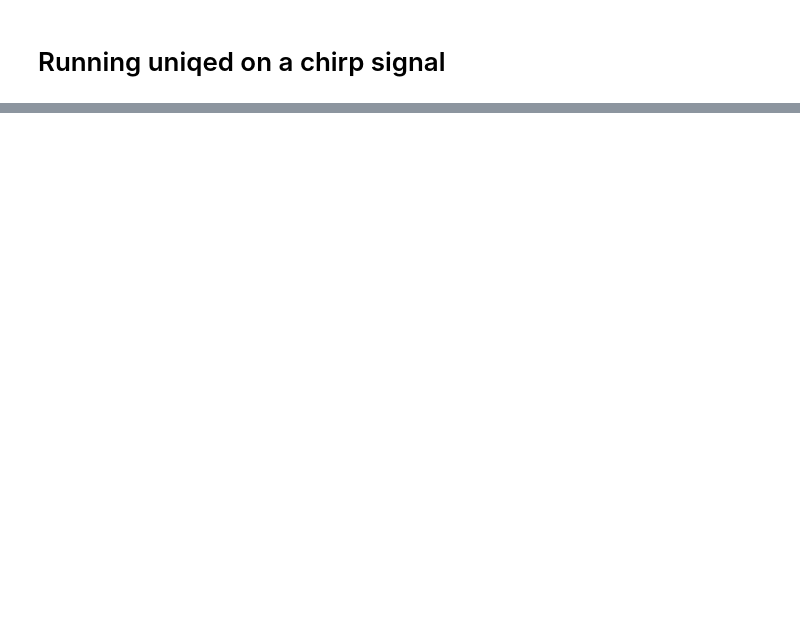
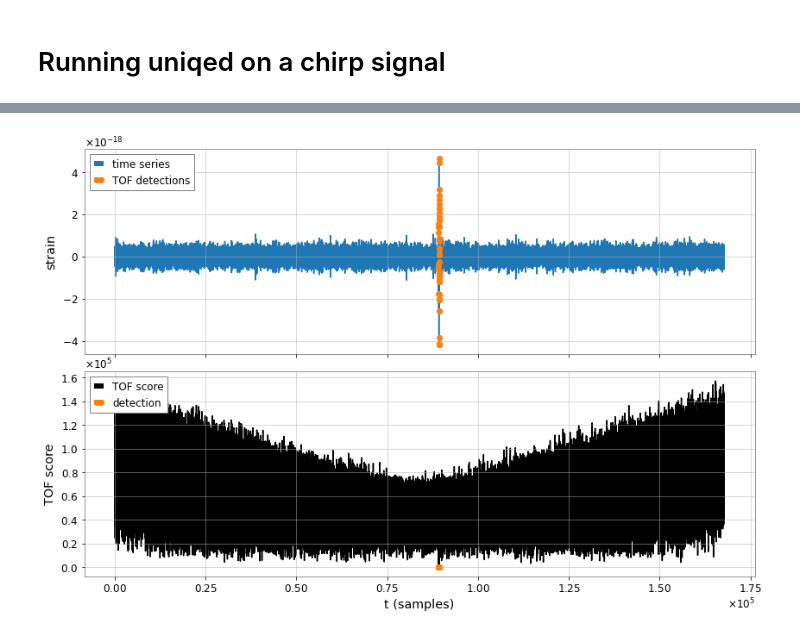
Before and after one commit to JulianZDing/LOFscratch, a Jupyter notebook: uniqed TOF experiments.ipynb, the cells around one changed output, grey strips where cells are left out. Drawn from its saved outputs; the diff is of its cells as text; code cells hidden in the pictures; blank space fills up the shorter version.

```diff
--- a/uniqed TOF experiments.ipynb
+++ b/uniqed TOF experiments.ipynb
@@ -101,0 +3,37 @@ anim.show()
+# %%
+# Read data
+
+import numpy as np
+import pandas as pd
+
+from gwpy.timeseries import TimeSeries
+
+fn = 'data/H-H1_GWOSC_4KHZ_R1-1126257415-4096.hdf5'
+strain = TimeSeries.read(fn,format='hdf5.losc')
+data = np.array(strain.data)[::100]
+
+res_df = detect_outlier(pd.DataFrame(data)[[0]], cutoff_n=80)
+
+# plot the results
+fig, axs = plt.subplots(2, 1, figsize=(12,8), sharex=True)
+
+axs[0].plot(res_df[0], color='tab:blue', label='time series')
+axs[0].plot(res_df.query("TOF==1")[0], lw=0, marker='o',
+         color='tab:orange', label='TOF detections')
+axs[0].set_ylabel('strain')
+axs[0].legend(loc='upper left', framealpha=1)
+
+axs[1].plot(res_df['TOF_score'], color='k', label='TOF score')
+axs[1].plot(res_df.query("TOF==1")['TOF_score'], lw=0, marker='o',
+         color='tab:orange', label='detection')
+axs[1].set_ylabel('TOF score')
+axs[1].set_xlabel('t (samples)')
+axs[1].legend(loc='upper left', framealpha=1)
+
+axs[0].grid(True)
+axs[1].grid(True)
+
+fig.tight_layout(rect=[0, 0, 1, 1], pad=1, h_pad=0, w_pad=0)
+plt.show()
+# %% [output]
+[figure, added]
```
Also changed, not shown: parts of 3 cells of this notebook.
